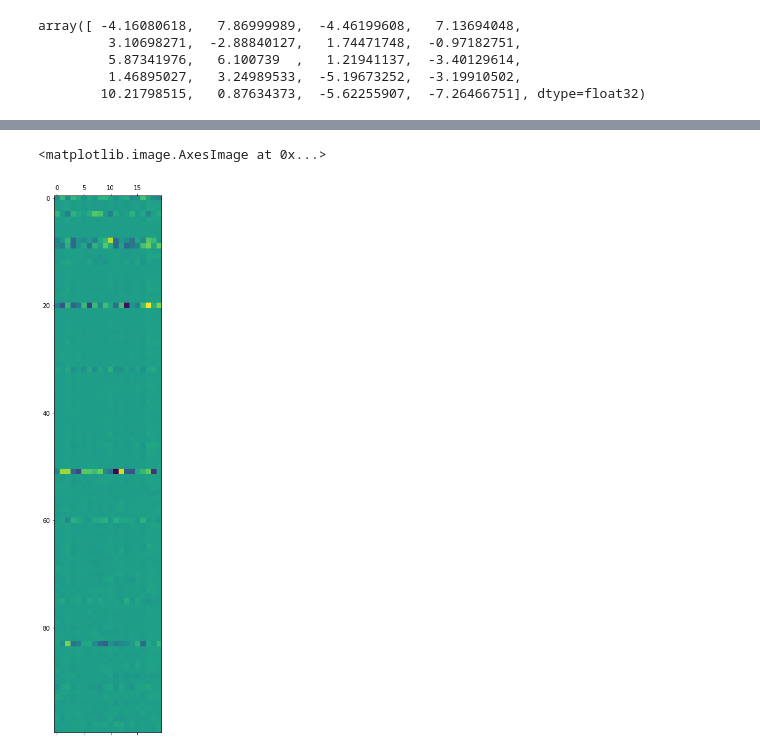
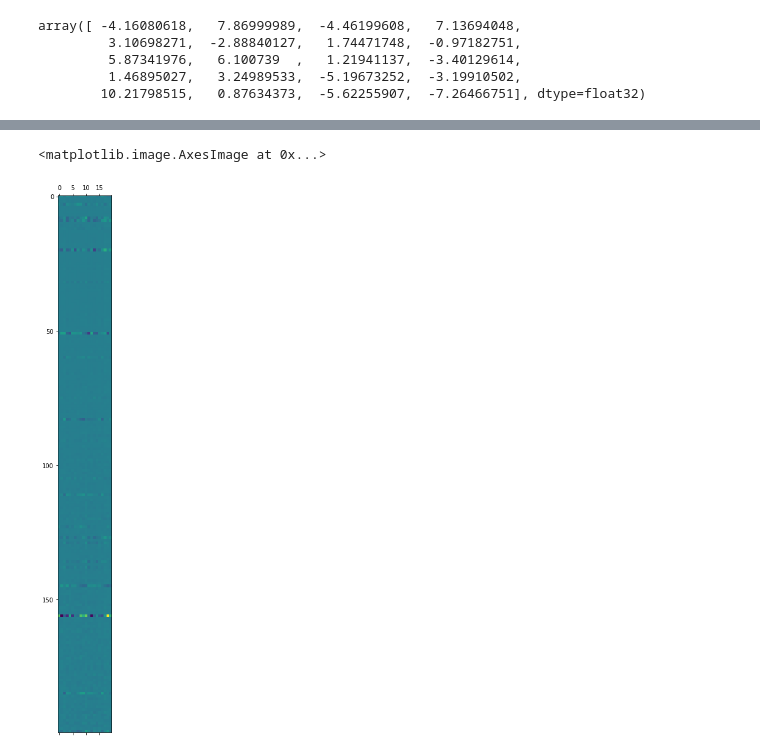
Before and after one commit to ludakas/EdInteligence_human_or_machine, a Jupyter notebook: first.ipynb, the cells around one changed output, grey strips where cells are left out. Drawn from its saved outputs; the diff is of its cells as text; code cells hidden in the pictures.

```diff
--- a/first.ipynb
+++ b/first.ipynb
@@ -9,19 +9,22 @@ import matplotlib.pyplot as plt
 # %%
 class File2DocSpace(Doc2Vec):
 
-    def __init__(self, file_name, epochs=10, size=20,
+    def __init__(self, file_name, epochs=1, size=20,
                  window=3,
                  min_count=2, workers=1,
-                 alpha=0.5, min_alpha=0.025, batch_words=30):
+                 alpha=0.5, min_alpha=0.025, batch_words=30,
+                 train= True):
 
         self.file_name = file_name
-        self.D, self.y = self.file_name
+        self.D, self.y = self.load_data()
+        self.epochs = epochs
         super(File2DocSpace, self).__init__(self.D, size=20,
                                             window=3,
                                             min_count=2, workers=1,alpha=0.5,
                                             min_alpha=0.025, batch_words=30)
-        self.train()
-        self.X = np.asarray(self.docvecs)
+        if train:
+            self.train2()
+            self.X = np.asarray(self.docvecs)
 
     def load_data(self):
         with open(self.file_name) as f:
@@ -36,15 +39,11 @@ class File2DocSpace(Doc2Vec):
             l = gensim.utils.any2unicode(l)
             all_dat.append(LabeledSentence(l.split("\t")[-1], [i]))
 
-    return all_dat, np.asarray(labels)
+        return all_dat, np.asarray(labels)
 
-    def train(self):
+    def train2(self):
         for epoch in range(self.epochs):
             print "epoch: ", epoch
-            self.train(all_dat)
+            self.train(self.D)
             self.alpha -= 0.002  # decrease the learning rate
             self.min_alpha = model.alpha  # fix the learning rate, no decay
-
-all_dat, labels = load_data("training_data.txt")
-
-%whos
@@ -73,3 +50,5 @@ model = Doc2Vec(all_dat, size=20,
+# %%
+model = File2DocSpace("training_data.txt")
 # %%
 for epoch in range(10):
     model.train(all_dat)
@@ -86,5 +70,5 @@ array([ -4.16080618,   7.86999989,  -4.46199608,   7.13694048,
 # %%
-plt.matshow(np.asarray(model.docvecs)[0:100, 0:20])
+plt.matshow(np.asarray(model.docvecs)[0:200, 0:20])
 # %% [output]
 <matplotlib.image.AxesImage at 0x...>
-[figure, old version]
+[figure, new version]
```
Also changed, not shown: parts of 4 cells of this notebook.
